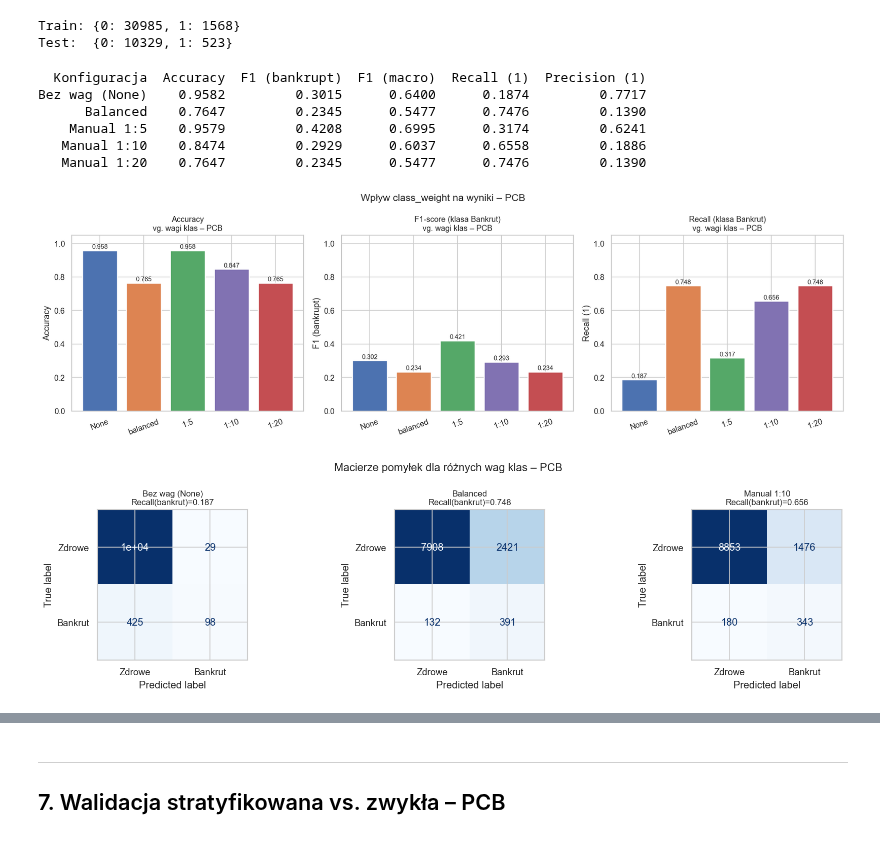
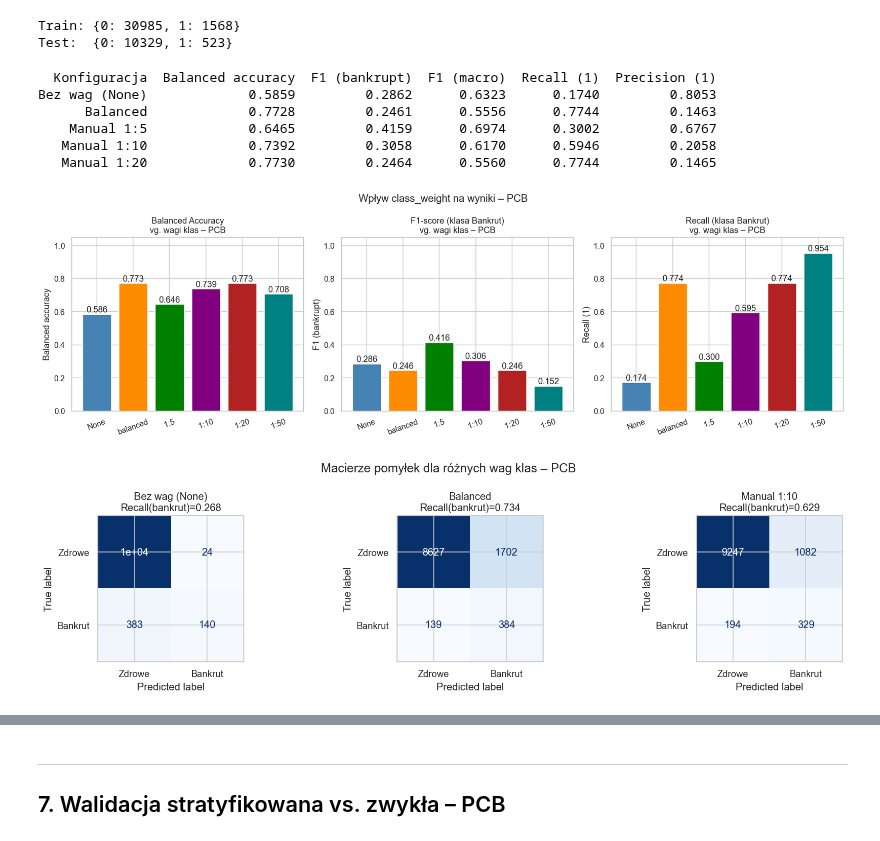
Before and after one commit to jkociecki/machine-learning-pwr, a Jupyter notebook: lab-04/lab3_CART_drzewa_decyzyjne.ipynb, the cells around one changed output, grey strips where cells are left out. Drawn from its saved outputs; the diff is of its cells as text; code cells hidden in the pictures.

```diff
--- a/lab-04/lab3_CART_drzewa_decyzyjne.ipynb
+++ b/lab-04/lab3_CART_drzewa_decyzyjne.ipynb
@@ -367,10 +335,10 @@ axes = axes.flatten()
 for ax, (title, params) in zip(axes, configs.items()):
     clf = DecisionTreeClassifier(**params)
     clf.fit(X_tr_g, y_tr_g)
-    acc = accuracy_score(y_te_g, clf.predict(X_te_g))
+    acc = balanced_accuracy_score(y_te_g, clf.predict(X_te_g))
     plot_tree(clf, ax=ax, feature_names=X_glass.columns.tolist(),
               class_names=target_names_glass,
-              filled=True, rounded=True, impurity=False, fontsize=8)
+              filled=True, rounded=True, impurity=False)
     ax.set_title(
         f'{title}\nGłębokość={clf.get_depth()}, '
         f'Liście={clf.get_n_leaves()}, Acc={acc:.3f}',
@@ -444,9 +441,8 @@ plt.show()
 ---
 ## 4. Walidacja krzyżowa – zwykła vs. stratyfikowana
 # %%
-k_folds = 10
+k_folds = 5
 clf_cv = DecisionTreeClassifier(max_depth=4)
-
 kf   = KFold(n_splits=k_folds, shuffle=True)
 skf  = StratifiedKFold(n_splits=k_folds, shuffle=True)
 
@@ -505,16 +499,15 @@ cv_df = pd.DataFrame(results_cv)
 fig, ax = plt.subplots(figsize=(11, 5))
 x = np.arange(len(depths_cv))
 ax.errorbar(x-0.1, cv_df['KFold_mean'], yerr=cv_df['KFold_std'],
-            fmt='o-', capsize=5, label='KFold', color='#4C72B0', linewidth=2)
+            fmt='o-', capsize=5, label='KFold', color='steelblue')
 ax.errorbar(x+0.1, cv_df['SKF_mean'], yerr=cv_df['SKF_std'],
-            fmt='s--', capsize=5, label='Stratified KFold', color='#DD8452', linewidth=2)
+            fmt='s--', capsize=5, label='Stratified KFold', color='darkorange')
 ax.set_xticks(x); ax.set_xticklabels(cv_df['depth'])
 ax.set_xlabel('max_depth')
 ax.set_ylabel('Dokładność (mean ± std)')
-ax.set_title('KFold vs StratifiedKFold dla różnych głębokości – GLASS', fontsize=13)
+ax.set_title('KFold vs StratifiedKFold dla różnych głębokości – GLASS')
 ax.legend()
 ax.grid(True, alpha=0.4)
-ax.set_ylim(0.7, 1.05)
 plt.tight_layout()
 plt.show()
 print(cv_df.round(4).to_string(index=False))
@@ -602,7 +553,7 @@ for label, cw in weight_configs.items():
     y_pred_p = clf_pcb.predict(X_te_p)
     results_pcb.append({
         'Konfiguracja': label,
-        'Accuracy':     accuracy_score(y_te_p, y_pred_p),
+        'Balanced accuracy':     balanced_accuracy_score(y_te_p, y_pred_p),
         'F1 (bankrupt)': f1_score(y_te_p, y_pred_p, pos_label=1),
         'F1 (macro)':   f1_score(y_te_p, y_pred_p, average='macro'),
         'Recall (1)':   classification_report(y_te_p, y_pred_p, output_dict=True)['1']['recall'],
@@ -612,37 +563,55 @@ for label, cw in weight_configs.items():
 res_df = pd.DataFrame(results_pcb)
 print(res_df.round(4).to_string(index=False))
 # %% [output]
-  Konfiguracja  Accuracy  F1 (bankrupt)  F1 (macro)  Recall (1)  Precision (1)
-Bez wag (None)    0.9582         0.3015      0.6400      0.1874         0.7717
-      Balanced    0.7647         0.2345      0.5477      0.7476         0.1390
-    Manual 1:5    0.9579         0.4208      0.6995      0.3174         0.6241
-   Manual 1:10    0.8474         0.2929      0.6037      0.6558         0.1886
-   Manual 1:20    0.7647         0.2345      0.5477      0.7476         0.1390
+  Konfiguracja  Balanced accuracy  F1 (bankrupt)  F1 (macro)  Recall (1)  Precision (1)
+Bez wag (None)             0.5859         0.2862      0.6323      0.1740         0.8053
+      Balanced             0.7728         0.2461      0.5556      0.7744         0.1463
+    Manual 1:5             0.6465         0.4159      0.6974      0.3002         0.6767
+   Manual 1:10             0.7392         0.3058      0.6170      0.5946         0.2058
+   Manual 1:20             0.7730         0.2464      0.5560      0.7744         0.1465
 # %%
+labels_short = ['None', 'balanced', '1:5', '1:10', '1:20', '1:50']
+
+# compute metrics for Manual 1:50 and rebuild res_df to avoid duplicate rows on re-run
+clf_1_50 = DecisionTreeClassifier(max_depth=5, class_weight={0:1, 1:50})
+clf_1_50.fit(X_tr_p, y_tr_p)
+y_pred_150 = clf_1_50.predict(X_te_p)
+cr = classification_report(y_te_p, y_pred_150, output_dict=True)
+
+res_df = res_df[res_df['Konfiguracja'] != 'Manual 1:50'].copy()
+res_df.loc[len(res_df)] = [
+    'Manual 1:50',
+    balanced_accuracy_score(y_te_p, y_pred_150),
+    f1_score(y_te_p, y_pred_150, pos_label=1),
+    f1_score(y_te_p, y_pred_150, average='macro'),
+    cr['1']['recall'],
+    cr['1']['precision'],
+]
+res_df = res_df.reset_index(drop=True)
+
 fig, axes = plt.subplots(1, 3, figsize=(16, 5))
-labels_short = ['None', 'balanced', '1:5', '1:10', '1:20']
 x = np.arange(len(labels_short))
-bar_colors = ['#4C72B0','#DD8452','#55A868','#8172B2','#C44E52']
+bar_colors = ['steelblue', 'darkorange', 'green', 'purple', 'firebrick', 'teal']
 
 for ax, col, title in zip(axes,
-    ['Accuracy', 'F1 (bankrupt)', 'Recall (1)'],
-    ['Accuracy', 'F1-score (klasa Bankrut)', 'Recall (klasa Bankrut)']):
-    bars = ax.bar(x, res_df[col], color=bar_colors, edgecolor='white', linewidth=1.5)
+    ['Balanced accuracy', 'F1 (bankrupt)', 'Recall (1)'],
+    ['Balanced Accuracy', 'F1-score (klasa Bankrut)', 'Recall (klasa Bankrut)']):
+    bars = ax.bar(x, res_df[col], color=bar_colors, linewidth=1.5)
     ax.set_xticks(x); ax.set_xticklabels(labels_short, rotation=20)
-    ax.set_title(f'{title}\nvg. wagi klas – PCB', fontsize=11)
+    ax.set_title(f'{title}\nvg. wagi klas – PCB')
     ax.set_ylabel(col)
     ax.set_ylim(0, 1.05)
     for bar in bars:
         ax.text(bar.get_x() + bar.get_width()/2,
                 bar.get_height() + 0.01,
                 f'{bar.get_height():.3f}',
-                ha='center', fontsize=9)
+                ha='center')
 
-plt.suptitle('Wpływ class_weight na wyniki – PCB', fontsize=14)
+plt.suptitle('Wpływ class_weight na wyniki – PCB')
 plt.tight_layout()
 plt.show()
 # %% [output]
-[figure, old version]
+[figure, new version]
 # %%
 fig, axes = plt.subplots(1, 3, figsize=(15, 4))
 selected = [
@@ -660,10 +629,10 @@ for ax, (label, cw) in zip(axes, selected):
                                   display_labels=['Zdrowe', 'Bankrut'])
     disp.plot(ax=ax, colorbar=False, cmap='Blues')
     rec = cm_p[1,1] / (cm_p[1,0] + cm_p[1,1]) if (cm_p[1,0]+cm_p[1,1]) > 0 else 0
-    ax.set_title(f'{label}\nRecall(bankrut)={rec:.3f}', fontsize=10)
+    ax.set_title(f'{label}\nRecall(bankrut)={rec:.3f}')
 
-plt.suptitle('Macierze pomyłek dla różnych wag klas – PCB', fontsize=13)
+plt.suptitle('Macierze pomyłek dla różnych wag klas – PCB')
 plt.tight_layout()
 plt.show()
 # %% [output]
-[figure, old version]
+[figure, new version]
```
Also changed, not shown: parts of 35 cells of this notebook, 1 other file.
